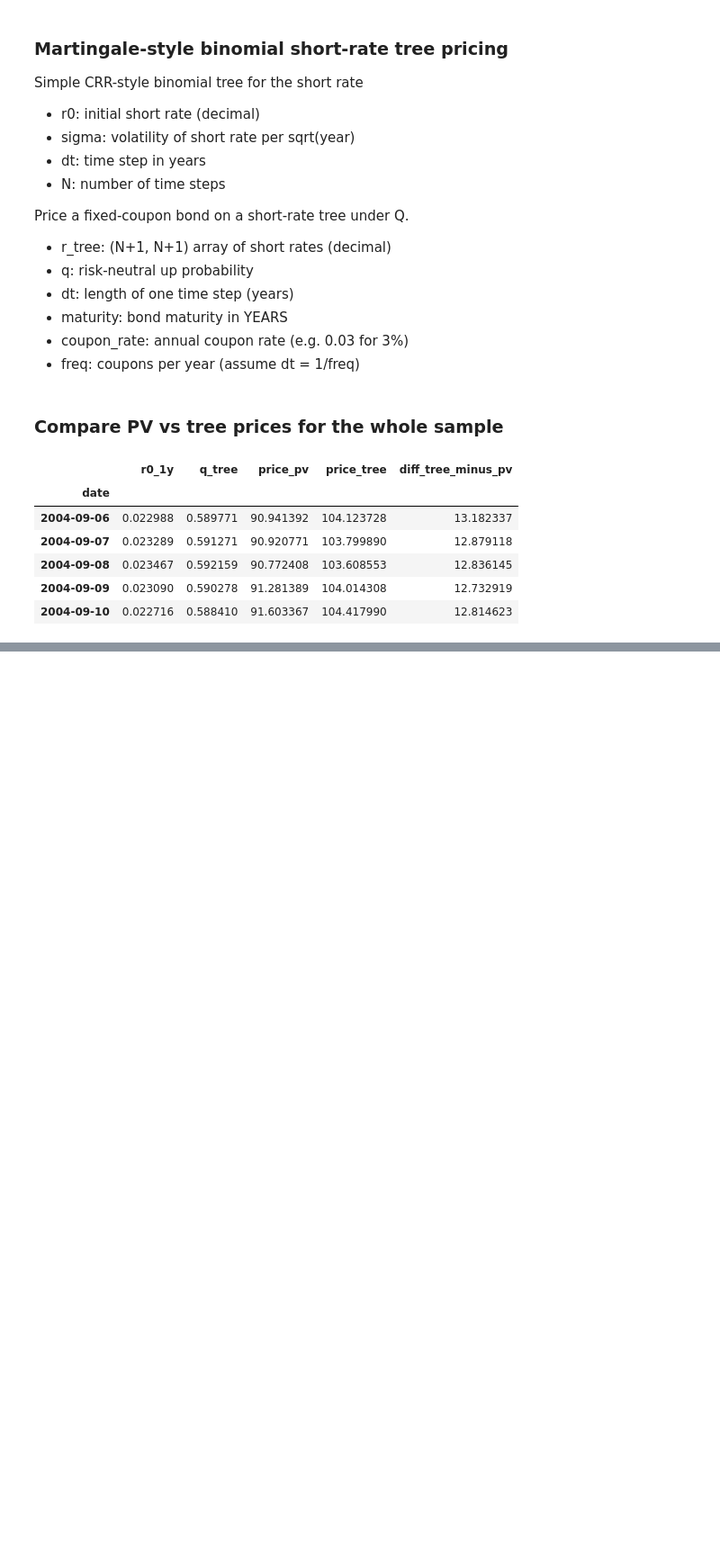
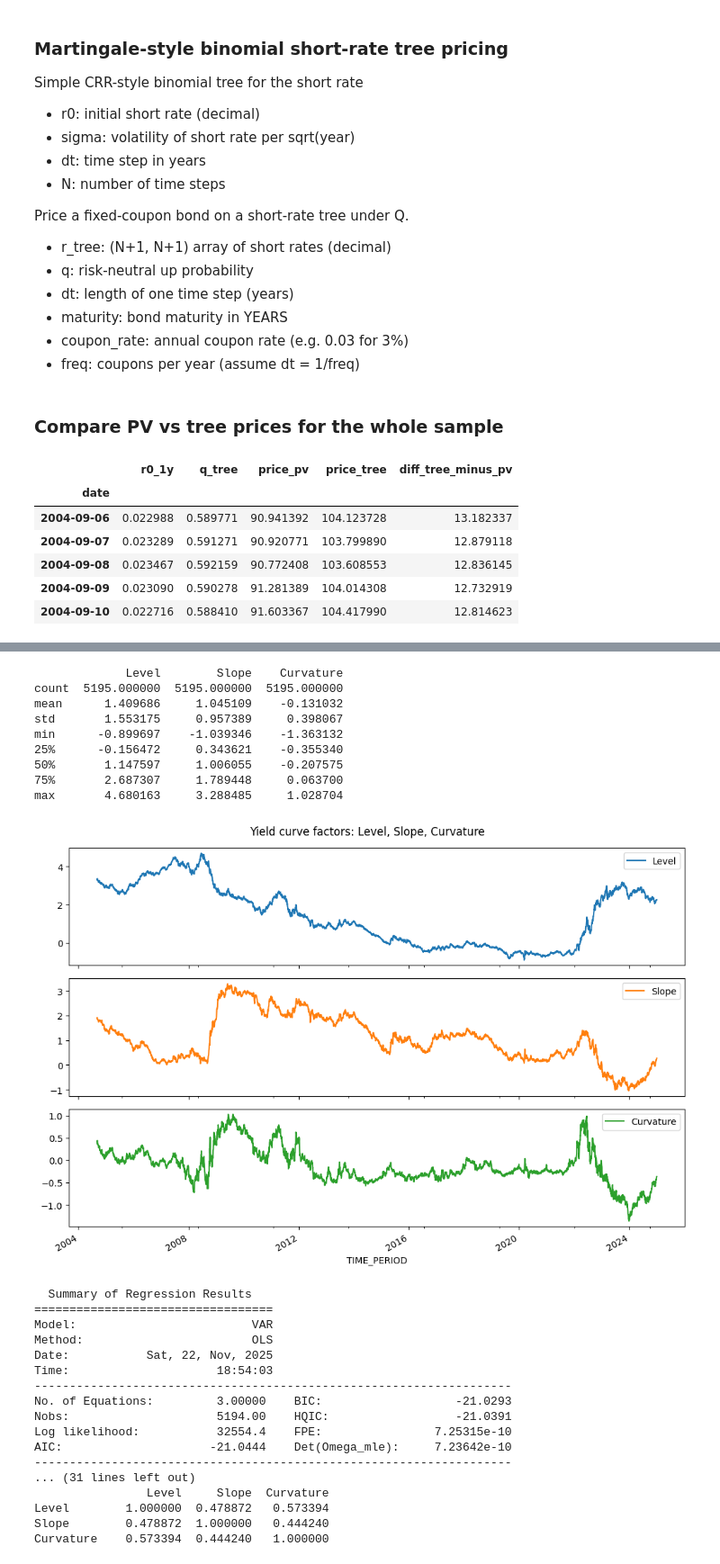
Before and after one commit to emschutt/Asset-Pricing, a Jupyter notebook: AP_v0.ipynb, the cells around one changed output, grey strips where cells are left out. Shown at 90% size. Cells and saved outputs as stored; diff of their text form; code cells hidden in the pictures; blank space fills up the shorter version.

```diff
--- a/AP_v0.ipynb
+++ b/AP_v0.ipynb
@@ -390 +390,60 @@ plt.show()
 [figure]
+# %%
+# Build Level, Slope, Curvature factors (in %)
+factors = pd.DataFrame(index=yc_yields.index)
+factors["Level"] = (yc_yields["y_1.0y"] + yc_yields["y_5.0y"] + yc_yields["y_10.0y"]) / 3.0
+factors["Slope"] = yc_yields["y_10.0y"] - yc_yields["y_1.0y"]
+factors["Curvature"] = 2 * yc_yields["y_5.0y"] - yc_yields["y_1.0y"] - yc_yields["y_10.0y"]
+
+factors = factors.dropna()
+print(factors.describe())
+
+# Plot factors over time
+factors.plot(subplots=True, figsize=(10, 7), sharex=True)
+plt.suptitle("Yield curve factors: Level, Slope, Curvature")
+plt.tight_layout()
+plt.show()
+
+# VAR(1) on (Level, Slope, Curvature)
+from statsmodels.tsa.api import VAR
+
+# Optionally demean
+factors_var = factors - factors.mean()
+
+model = VAR(factors_var)
+var_res = model.fit(maxlags=1)
+print(var_res.summary())
+
+# Optional: impulse responses (12 periods ahead)
+irf = var_res.irf(12)
+irf.plot(orth=False)
+plt.suptitle("Impulse responses of yield-curve factors (VAR(1))")
+plt.show()
+# %% [output]
+             Level        Slope    Curvature
+count  5195.000000  5195.000000  5195.000000
+mean      1.409686     1.045109    -0.131032
+std       1.553175     0.957389     0.398067
+min      -0.899697    -1.039346    -1.363132
+25%      -0.156472     0.343621    -0.355340
+50%       1.147597     1.006055    -0.207575
+75%       2.687307     1.789448     0.063700
+max       4.680163     3.288485     1.028704
+[figure, added]
+  Summary of Regression Results
+==================================
+Model:                         VAR
+Method:                        OLS
+Date:           Sat, 22, Nov, 2025
+Time:                     18:54:03
+--------------------------------------------------------------------
+No. of Equations:         3.00000    BIC:                   -21.0293
+Nobs:                     5194.00    HQIC:                  -21.0391
+Log likelihood:           32554.4    FPE:                7.25315e-10
+AIC:                     -21.0444    Det(Omega_mle):     7.23642e-10
+--------------------------------------------------------------------
+... (31 lines left out)
+                Level     Slope  Curvature
+Level        1.000000  0.478872   0.573394
+Slope        0.478872  1.000000   0.444240
+Curvature    0.573394  0.444240   1.000000
```
Also changed, not shown: parts of 2 cells of this notebook, 1 other file.
